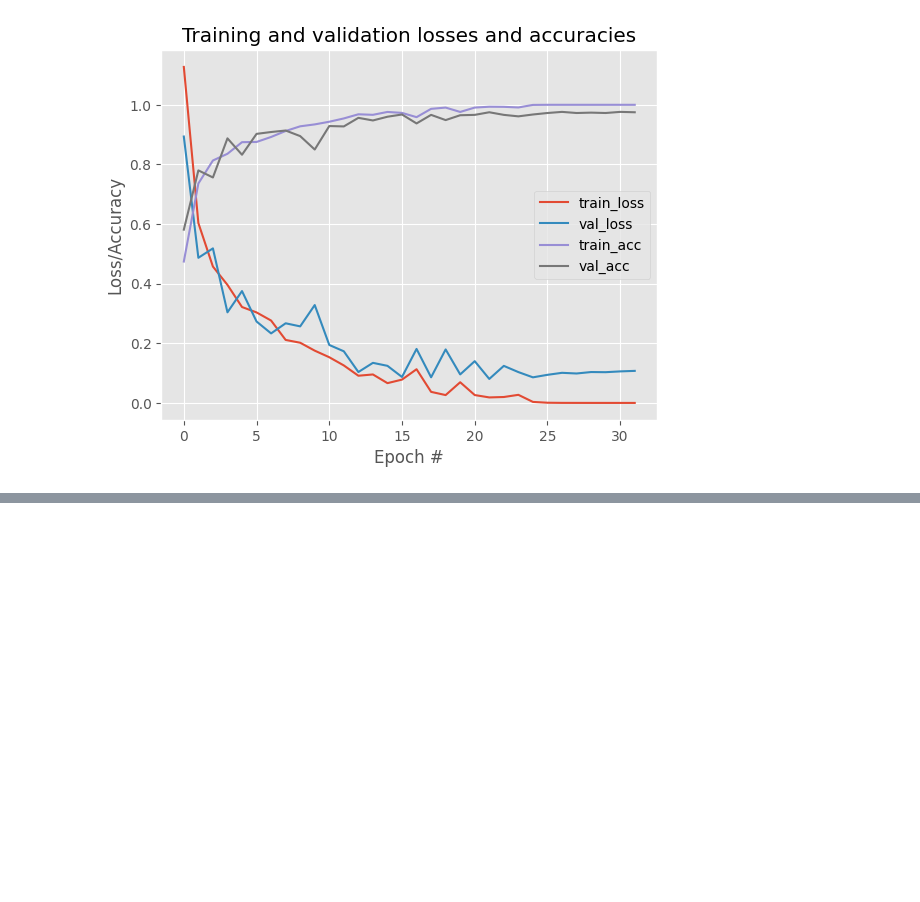
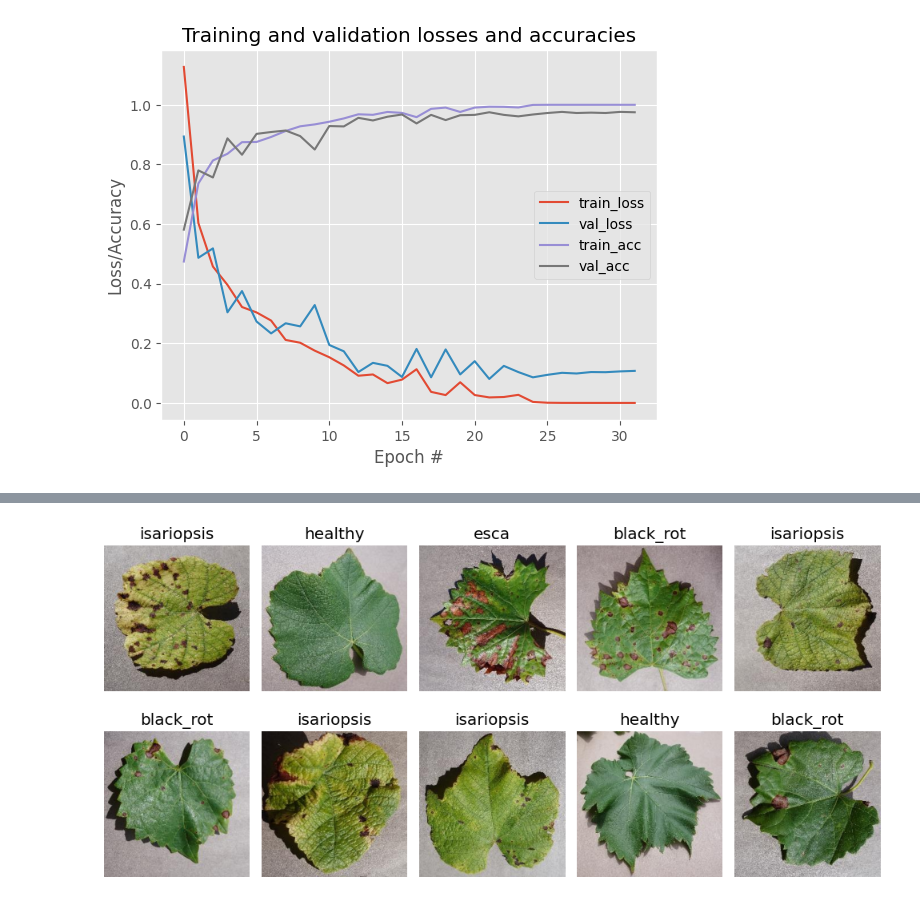
Before and after one commit to jramon-mm/14MBID-TFM, a Jupyter notebook: Crop-Disease-Detection/Crop_disease_detection.ipynb, the cells around one changed output, grey strips where cells are left out. Saved outputs shown, nothing was run; the diff lists cells and outputs as text; code cells hidden in the pictures; blank space fills up the shorter version.

Commit message:
Showing images and predictions now is implemented. A couple more experiments, and we'll be finished.

```diff
--- a/Crop-Disease-Detection/Crop_disease_detection.ipynb
+++ b/Crop-Disease-Detection/Crop_disease_detection.ipynb
@@ -637,3 +638,42 @@ def show_training_info_v2(hist_object):
   print("Best epoch train accuracy: {:.4f}".format(best_epoch_train_accuracy))
   print("Best epoch validation loss: {:.4f}".format(best_epoch_val_loss))
   print("Best epoch validation accuracy: {:.4f}".format(best_epoch_val_accuracy))
+# %%
+# Method to show images samples by plotting 5 images per row and compare it to predictions if desired
+def show_images(df_sample, num_per_row=5, predictions=None):
+  # Defining boundaries
+  num_images = len(df_sample)
+  num_rows = int(math.ceil(num_images/num_per_row))
+
+  # Setting figure and subfigures
+  fig, axs = plt.subplots(num_rows, num_per_row, figsize=(10, 5))
+
+  # Saving sample indexes before I reset them
+  if predictions is not None:
+    predictions_sample = predictions[df_sample.index]
+
+  # Reseting sample indexes to assure the good operation of showing images loop
+  df_sample.reset_index(drop=True, inplace=True)
+
+  # Showing images of the sample with his category
+  for idx, row in df_sample.iterrows():
+    img = cv2.imread(row['Filepath'])
+    img = cv2.cvtColor(img, cv2.COLOR_BGR2RGB)
+    ax = axs[idx // num_per_row, idx % num_per_row]
+    ax.imshow(img)
+
+    # Logic to show only categories if we only are showing images or to compare predictions and original tags if is needed
+    if predictions is None:
+      ax.set_title(row['Category'], color='black')
+    else:
+      if row['Category_tag'] == predictions_sample[idx]:
+        ax.set_title(f"Original: {row['Category']}\nPredicted: {get_category_text(predictions_sample[idx])}", color='green', fontsize=10)
+      else:
+        ax.set_title(f"Original: {row['Category']}\nPredicted: {get_category_text(predictions_sample[idx])}", color='red', fontsize=10)
+    ax.axis('off')
+
+  # Automatically adjust the spacing between the elements of the figure
+  plt.tight_layout()
+
+  # Showing the graph
+  plt.show()
@@ -890,0 +899,5 @@ Best epoch validation accuracy: 0.9762
+# %%
+# Llama a la función con tu DataFrame y el número de imágenes que deseas mostrar
+show_images(df_test[['Filepath', 'Category', 'Category_tag']].sample(n=10))
+# %% [output]
+[figure, added]
```
Also changed, not shown: parts of 16 cells of this notebook.
